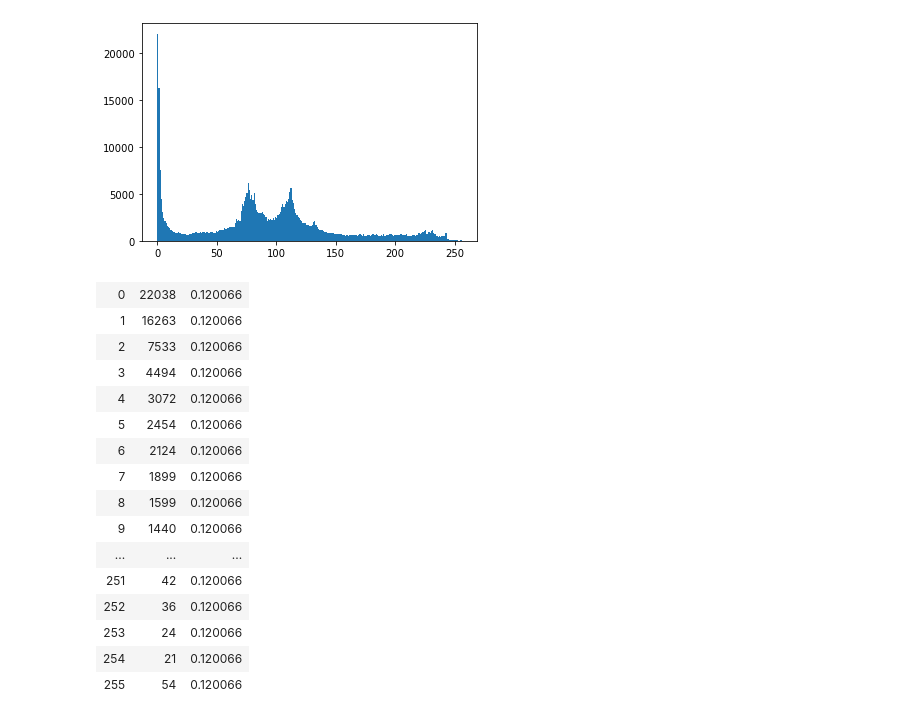
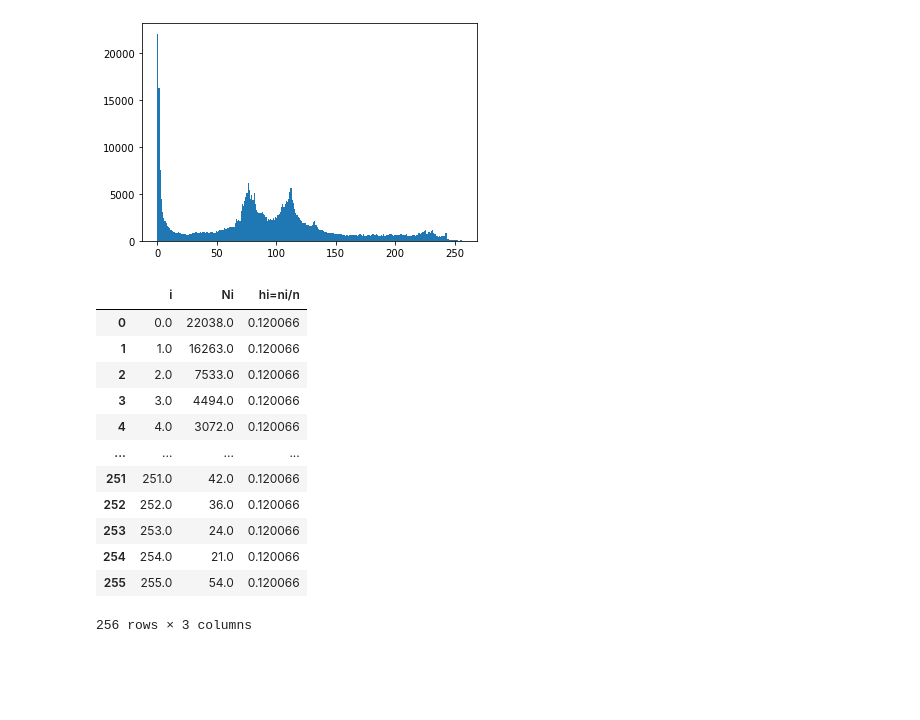
Before and after one commit to afrizal423/Pengolahan-Citra-Digital, a Jupyter notebook: pcd2/TugasTabulasiHistogramCitra.ipynb, the cells around one changed output. Drawn from its saved outputs; the diff is of its cells as text; code cells hidden in the pictures; blank space fills up the shorter version.

```diff
--- a/pcd2/TugasTabulasiHistogramCitra.ipynb
+++ b/pcd2/TugasTabulasiHistogramCitra.ipynb
@@ -33,32 +33,28 @@ Total Pixel  135450
 # %%
 # len(n)
 table = [None] * len(n)
 i = 0
 pixel = int(format(pic.shape[0])) * int(format(pic.shape[1]))
 while(i <= 255):
     table[i] = [bins[i],n[i], int(n[1])/pixel]
     #data = [[bins[i], n[i], int(n[1])/pixel]]
     #pd.DataFrame(data, columns=["i", "Ni", "hi=ni/n"])
     #print("i ",bins[i])
     #display(HTML(tabulate.tabulate(table, tablefmt='html')))
     i = i + 1
 #table
-display(HTML(tabulate.tabulate(table, tablefmt='html')))
-#pd.DataFrame(table, columns=["i", "Ni", "hi=ni/n"])
+pd.DataFrame(table, columns=["i", "Ni", "hi=ni/n"])
 # %% [output]
-| 0 | 22038 | 0.120066 |
-| 1 | 16263 | 0.120066 |
-| 2 | 7533 | 0.120066 |
-| 3 | 4494 | 0.120066 |
-| 4 | 3072 | 0.120066 |
-| 5 | 2454 | 0.120066 |
-| 6 | 2124 | 0.120066 |
-| 7 | 1899 | 0.120066 |
-| 8 | 1599 | 0.120066 |
-| 9 | 1440 | 0.120066 |
-| ... | ... | ... |
-| 251 | 42 | 0.120066 |
-| 252 | 36 | 0.120066 |
-| 253 | 24 | 0.120066 |
-| 254 | 21 | 0.120066 |
-| 255 | 54 | 0.120066 |
+|  | i | Ni | hi=ni/n |
+| 0 | 0.0 | 22038.0 | 0.120066 |
+| 1 | 1.0 | 16263.0 | 0.120066 |
+| 2 | 2.0 | 7533.0 | 0.120066 |
+| 3 | 3.0 | 4494.0 | 0.120066 |
+| 4 | 4.0 | 3072.0 | 0.120066 |
+| ... | ... | ... | ... |
+| 251 | 251.0 | 42.0 | 0.120066 |
+| 252 | 252.0 | 36.0 | 0.120066 |
+| 253 | 253.0 | 24.0 | 0.120066 |
+| 254 | 254.0 | 21.0 | 0.120066 |
+| 255 | 255.0 | 54.0 | 0.120066 |
+256 rows × 3 columns
```
Also changed, not shown: parts of 1 cell of this notebook.
